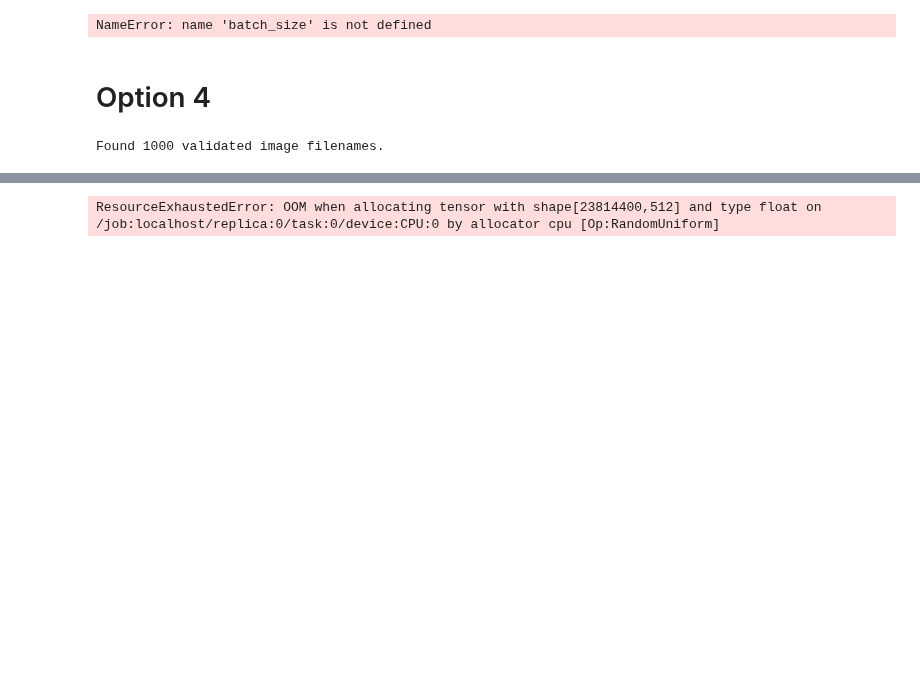
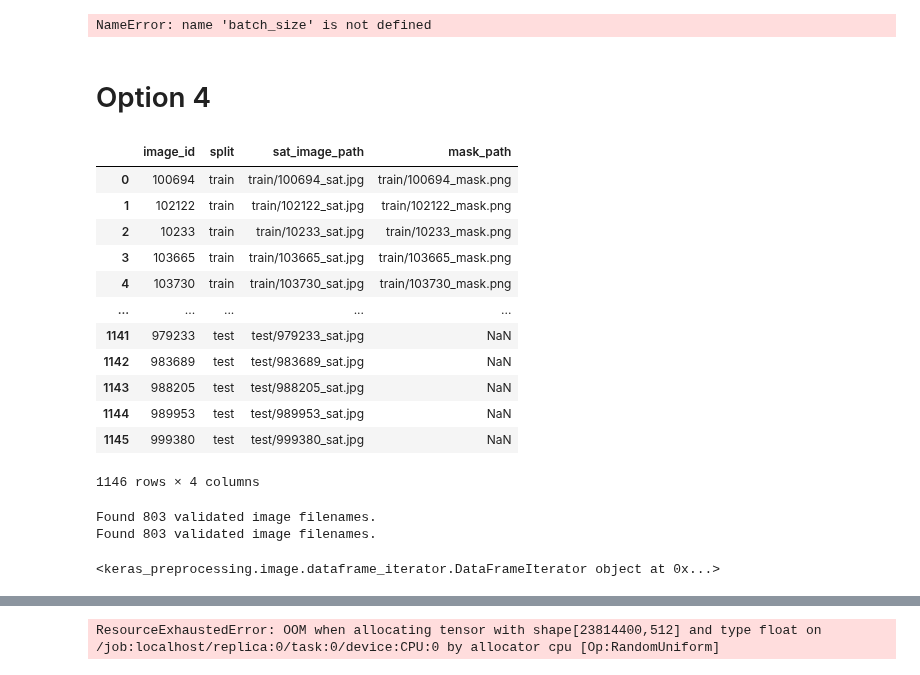
Before and after one commit to CSCCNY/final-project-landandbuildingsatimg-ccny, a Jupyter notebook: notebooks/scratch/01-JM-Data_Preprocessing.ipynb, the cells around one changed output, grey strips where cells are left out. Cells and saved outputs as stored; diff of their text form; code cells hidden in the pictures; blank space fills up the shorter version.

Commit message:
Scratch of DeepGlobe Prepro

```diff
--- a/notebooks/scratch/01-JM-Data_Preprocessing.ipynb
+++ b/notebooks/scratch/01-JM-Data_Preprocessing.ipynb
@@ -138,13 +136,44 @@ img_width = 2448
+# %%
+df2
+# %% [output]
+|  | image_id | split | sat_image_path | mask_path |
+| 0 | 100694 | train | train/100694_sat.jpg | train/100694_mask.png |
+| 1 | 102122 | train | train/102122_sat.jpg | train/102122_mask.png |
+| 2 | 10233 | train | train/10233_sat.jpg | train/10233_mask.png |
+| 3 | 103665 | train | train/103665_sat.jpg | train/103665_mask.png |
+| 4 | 103730 | train | train/103730_sat.jpg | train/103730_mask.png |
+| ... | ... | ... | ... | ... |
+| 1141 | 979233 | test | test/979233_sat.jpg | NaN |
+| 1142 | 983689 | test | test/983689_sat.jpg | NaN |
+| 1143 | 988205 | test | test/988205_sat.jpg | NaN |
+| 1144 | 989953 | test | test/989953_sat.jpg | NaN |
+| 1145 | 999380 | test | test/999380_sat.jpg | NaN |
+1146 rows × 4 columns
 # %%
 # df=pd.read_csv(r".\train.csv")
 datagen=ImageDataGenerator(rescale=1./255)
 # %%
-train_generator=datagen.flow_from_dataframe(dataframe=df2,
+train_generator=datagen.flow_from_dataframe(dataframe=df2.loc[df2['split'] == 'train'],
                                             directory="",
                                             x_col="sat_image_path",
                                             y_col="mask_path",
-                                            class_mode="input",
+                                            class_mode=None,
                                             target_size=(img_height,img_width),
                                             batch_size=32)
+
+mask_generator=datagen.flow_from_dataframe(dataframe=df2.loc[df2['split'] == 'train'],
+                                            directory="",
+                                            x_col="mask_path",
+                                            y_col="mask_path",
+                                            class_mode=None,
+                                            target_size=(img_height,img_width),
+                                            batch_size=32)
+gen = zip(train_generator, mask_generator)
 # %% [output]
-Found 1000 validated image filenames.
+Found 803 validated image filenames.
+Found 803 validated image filenames.
+# %%
+# Looking at the indices
+print(train_generator)
+# %% [output]
+<keras_preprocessing.image.dataframe_iterator.DataFrameIterator object at 0x...>
```
Also changed, not shown: parts of 13 cells of this notebook.
